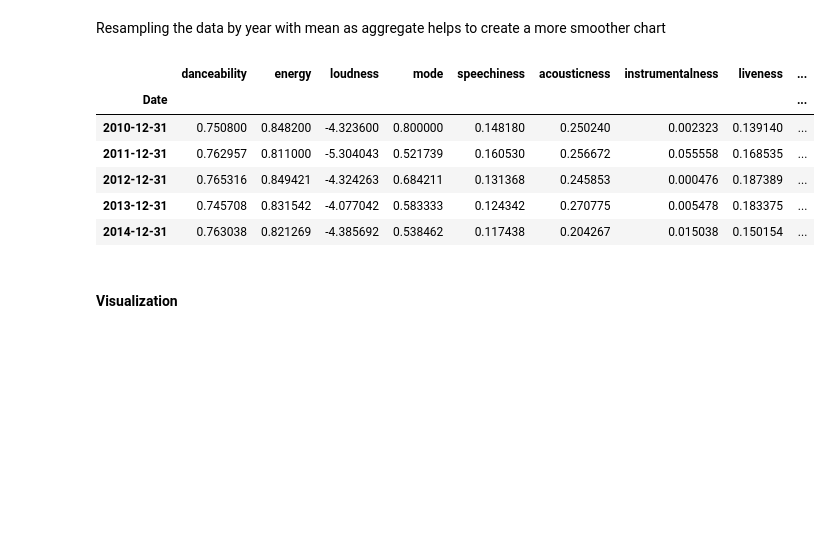
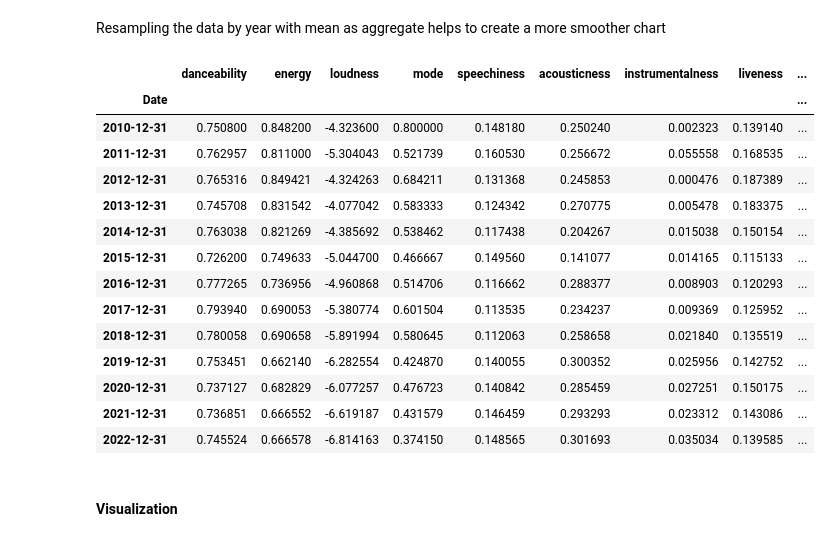
Before and after one commit to CaptCardoso/Afrobeats-Recommender-System, a Jupyter notebook: notebooks/02 EDA.ipynb, the cells around one changed output. Cells and saved outputs as stored; diff of their text form; code cells hidden in the pictures; blank space fills up the shorter version.

```diff
--- a/notebooks/02 EDA.ipynb
+++ b/notebooks/02 EDA.ipynb
@@ -277,15 +277,23 @@ Resampling the data by year with mean as aggregate helps to create a more smooth
 # %%
 df_year = df_date.resample('Y').mean()
 # %%
-df_year.head()
+df_year
 # %% [output]
 |  | danceability | energy | loudness | mode | speechiness | acousticness | instrumentalness | liveness | ... |
 | Date |  |  |  |  |  |  |  |  | ... |
 | 2010-12-31 | 0.750800 | 0.848200 | -4.323600 | 0.800000 | 0.148180 | 0.250240 | 0.002323 | 0.139140 | ... |
 | 2011-12-31 | 0.762957 | 0.811000 | -5.304043 | 0.521739 | 0.160530 | 0.256672 | 0.055558 | 0.168535 | ... |
 | 2012-12-31 | 0.765316 | 0.849421 | -4.324263 | 0.684211 | 0.131368 | 0.245853 | 0.000476 | 0.187389 | ... |
 | 2013-12-31 | 0.745708 | 0.831542 | -4.077042 | 0.583333 | 0.124342 | 0.270775 | 0.005478 | 0.183375 | ... |
 | 2014-12-31 | 0.763038 | 0.821269 | -4.385692 | 0.538462 | 0.117438 | 0.204267 | 0.015038 | 0.150154 | ... |
+| 2015-12-31 | 0.726200 | 0.749633 | -5.044700 | 0.466667 | 0.149560 | 0.141077 | 0.014165 | 0.115133 | ... |
+| 2016-12-31 | 0.777265 | 0.736956 | -4.960868 | 0.514706 | 0.116662 | 0.288377 | 0.008903 | 0.120293 | ... |
+| 2017-12-31 | 0.793940 | 0.690053 | -5.380774 | 0.601504 | 0.113535 | 0.234237 | 0.009369 | 0.125952 | ... |
+| 2018-12-31 | 0.780058 | 0.690658 | -5.891994 | 0.580645 | 0.112063 | 0.258658 | 0.021840 | 0.135519 | ... |
+| 2019-12-31 | 0.753451 | 0.662140 | -6.282554 | 0.424870 | 0.140055 | 0.300352 | 0.025956 | 0.142752 | ... |
+| 2020-12-31 | 0.737127 | 0.682829 | -6.077257 | 0.476723 | 0.140842 | 0.285459 | 0.027251 | 0.150175 | ... |
+| 2021-12-31 | 0.736851 | 0.666552 | -6.619187 | 0.431579 | 0.146459 | 0.293293 | 0.023312 | 0.143086 | ... |
+| 2022-12-31 | 0.745524 | 0.666578 | -6.814163 | 0.374150 | 0.148565 | 0.301693 | 0.035034 | 0.139585 | ... |
 # %% [markdown]
 #### Visualization
 # %%
```
Also changed, not shown: parts of 27 cells of this notebook, 20 other files.
